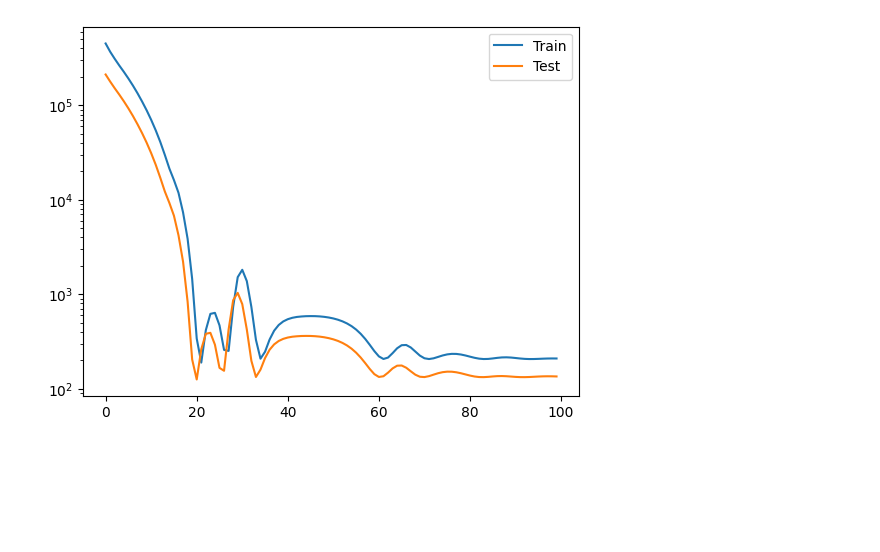
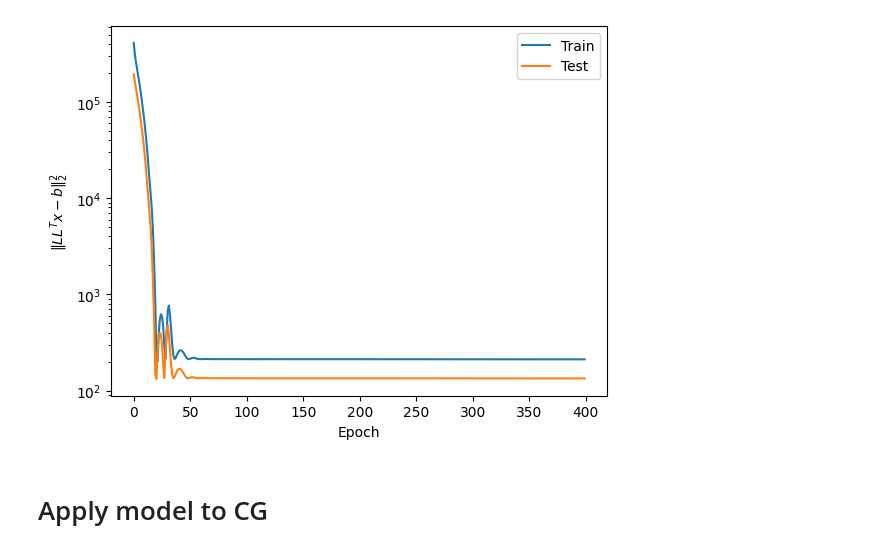
Before and after one commit to vltrifonov/PreCorrector, a Jupyter notebook: Poisson2D.ipynb, the cells around one changed output. Cells and saved outputs as stored; diff of their text form; code cells hidden in the pictures; blank space fills up the shorter version.

Commit message:
Full working cycle of data preparation, training and prediciton in CG

```diff
--- a/Poisson2D.ipynb
+++ b/Poisson2D.ipynb
@@ -51,7 +68,8 @@ X_train = (nodes_train, edges_train, receivers_train, senders_train, bi_edges_tr
 X_test = (nodes_test, edges_test, receivers_test, senders_test, bi_edges_test, u_exact_test, b_test)
 data = (X_train, X_test, jnp.array([1]), jnp.array([1]))
 
-train_config = {'optimizer': optax.adamw, 'lr': 1e-3,
-                'optim_params': {'weight_decay': 1e-4},
-                'epoch_num': 100}
+train_config = {'optimizer': optax.nadam,
+                'lr': 1e-3,
+                'optim_params': {},#{'weight_decay': 1e-8},
+                'epoch_num': 400}
 model, losses = train(model, data, train_config, compute_loss_LLT)
@@ -76,9 +76,11 @@ Epoch: 99, train loss: 209.1599578857422, test loss:134.99478149414062
 # %%
-import matplotlib.pyplot as plt
-
-plt.plot(range(losses.shape[0]), losses[:, 0], label='Train')
-plt.plot(range(losses.shape[0]), losses[:, 1], label='Test')
-plt.legend();
+plt.plot(range(len(losses[0])), losses[0], label='Train')
+plt.plot(range(len(losses[0])), losses[1], label='Test')
+plt.legend()
 plt.yscale('log')
+plt.xlabel('Epoch')
+plt.ylabel('$\|LL^Tx - b\|_2^2$');
 # %% [output]
-[figure, old version]
+[figure, new version]
+# %% [markdown]
+# Apply model to CG
```
Also changed, not shown: parts of 14 cells of this notebook, 4 other files.
